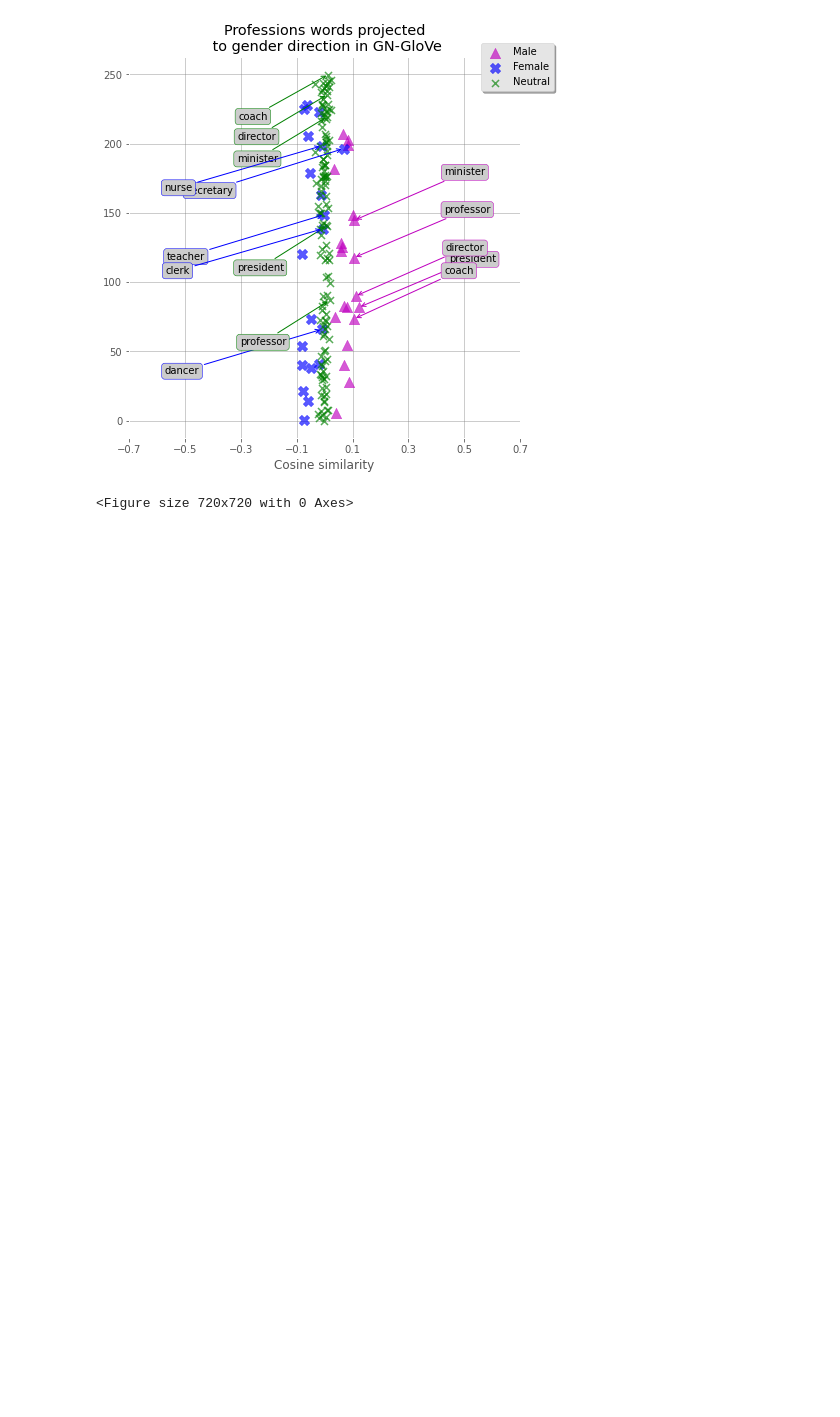
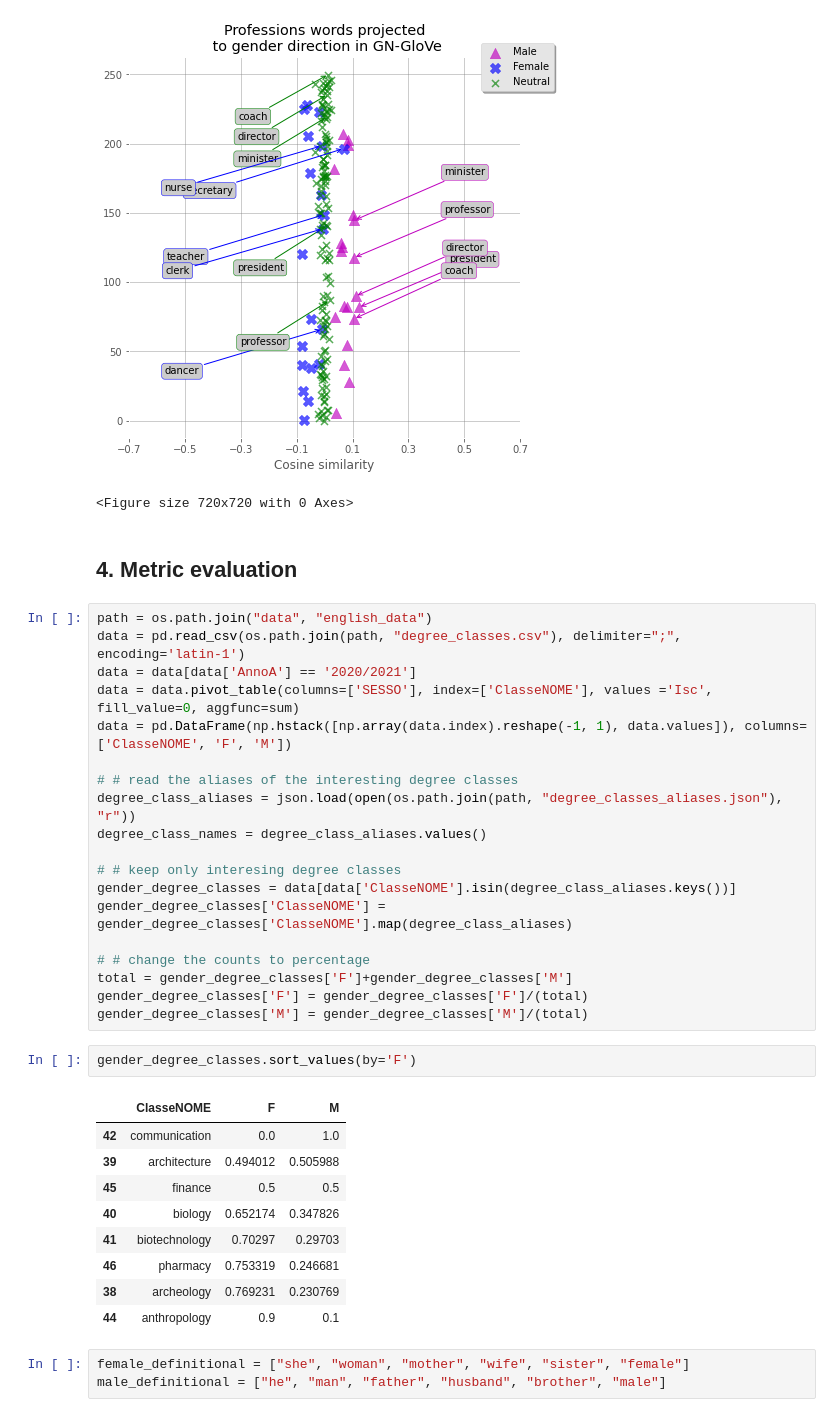
Before and after one commit to Erhtric/GenderDiscriminationNLP, a Jupyter notebook: gn-glove_we_visualization.ipynb, the cells around one changed output. Drawn from its saved outputs; the diff is of its cells as text; blank space fills up the shorter version.

Commit message:
metric evaluation gn-glove

```diff
--- a/gn-glove_we_visualization.ipynb
+++ b/gn-glove_we_visualization.ipynb
@@ -276,3 +276,39 @@ plt.show()
 # %% [output]
 [figure]
 <Figure size 720x720 with 0 Axes>
+# %% [markdown]
+## 4. Metric evaluation
+# %%
+path = os.path.join("data", "english_data")
+data = pd.read_csv(os.path.join(path, "degree_classes.csv"), delimiter=";", encoding='latin-1')
+data = data[data['AnnoA'] == '2020/2021']
+data = data.pivot_table(columns=['SESSO'], index=['ClasseNOME'], values ='Isc', fill_value=0, aggfunc=sum)
+data = pd.DataFrame(np.hstack([np.array(data.index).reshape(-1, 1), data.values]), columns=['ClasseNOME', 'F', 'M'])
+
+# # read the aliases of the interesting degree classes
+degree_class_aliases = json.load(open(os.path.join(path, "degree_classes_aliases.json"), "r"))
+degree_class_names = degree_class_aliases.values()
+
+# # keep only interesing degree classes
+gender_degree_classes = data[data['ClasseNOME'].isin(degree_class_aliases.keys())]
+gender_degree_classes['ClasseNOME'] = gender_degree_classes['ClasseNOME'].map(degree_class_aliases)
+
+# # change the counts to percentage
+total = gender_degree_classes['F']+gender_degree_classes['M']
+gender_degree_classes['F'] = gender_degree_classes['F']/(total)
+gender_degree_classes['M'] = gender_degree_classes['M']/(total)
+# %%
+gender_degree_classes.sort_values(by='F')
+# %% [output]
+|  | ClasseNOME | F | M |
+| 42 | communication | 0.0 | 1.0 |
+| 39 | architecture | 0.494012 | 0.505988 |
+| 45 | finance | 0.5 | 0.5 |
+| 40 | biology | 0.652174 | 0.347826 |
+| 41 | biotechnology | 0.70297 | 0.29703 |
+| 46 | pharmacy | 0.753319 | 0.246681 |
+| 38 | archeology | 0.769231 | 0.230769 |
+| 44 | anthropology | 0.9 | 0.1 |
+# %%
+female_definitional = ["she", "woman", "mother", "wife", "sister", "female"]
+male_definitional = ["he", "man", "father", "husband", "brother", "male"]
```
Also changed, not shown: parts of 2 cells of this notebook, 3 other files.
